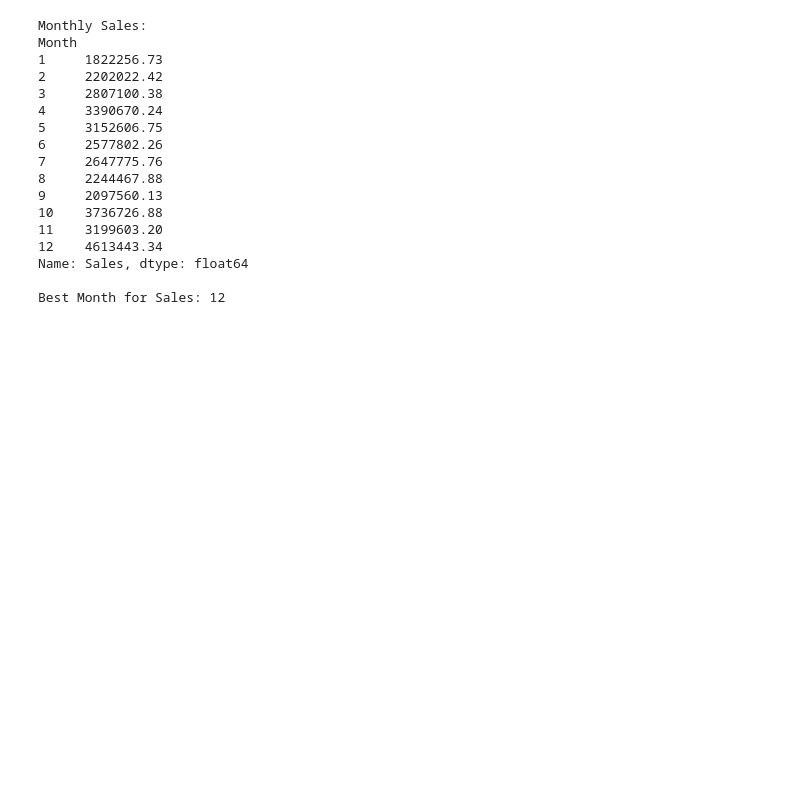
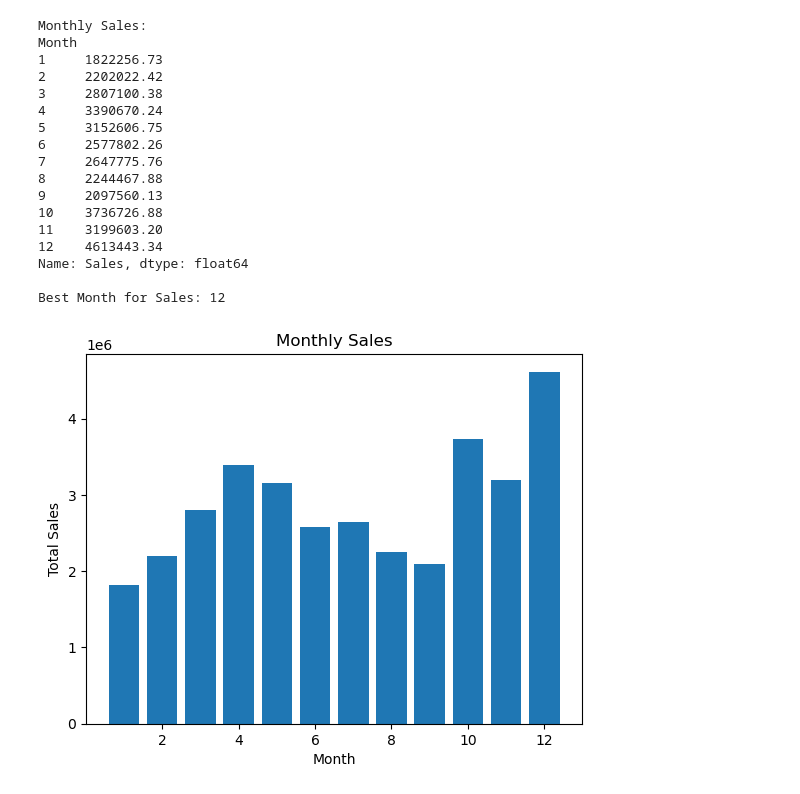
Before and after one commit to Eric-MK/sales_analysis, a Jupyter notebook: salesanalysiss.ipynb, the cells around one changed output. Drawn from its saved outputs; the diff is of its cells as text; code cells hidden in the pictures; blank space fills up the shorter version.

Commit message:
ploting a bar graph to visualize the monthly sales

```diff
--- a/salesanalysiss.ipynb
+++ b/salesanalysiss.ipynb
@@ -167,3 +167,17 @@ Month
 Name: Sales, dtype: float64
 
 Best Month for Sales: 12
+# %%
+import matplotlib.pyplot as plt
+
+plt.bar(monthly_sales.index, monthly_sales)
+
+# Adding labels and title
+plt.xlabel('Month')
+plt.ylabel('Total Sales')
+plt.title('Monthly Sales')
+
+# Showing the plot
+plt.show()
+# %% [output]
+[figure, added]
```
